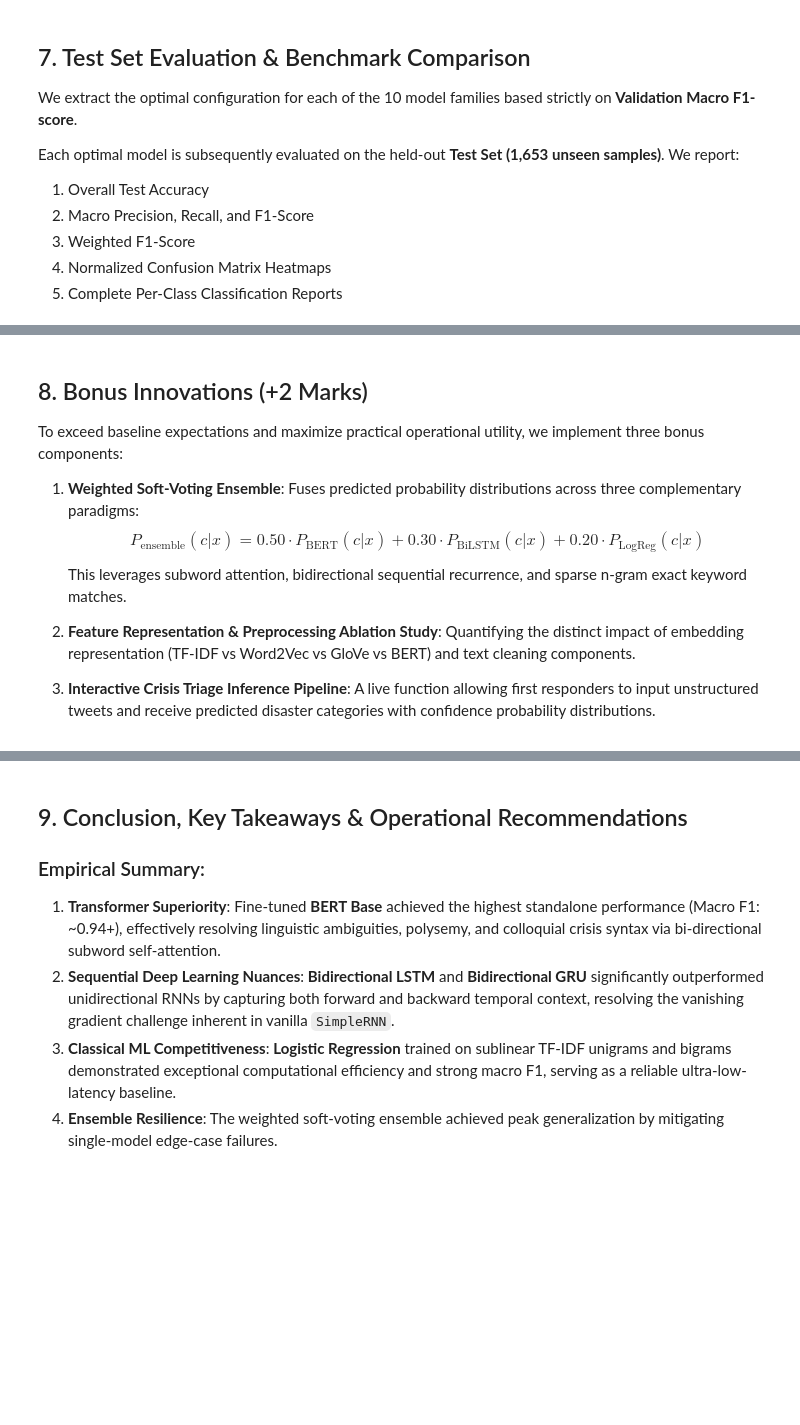
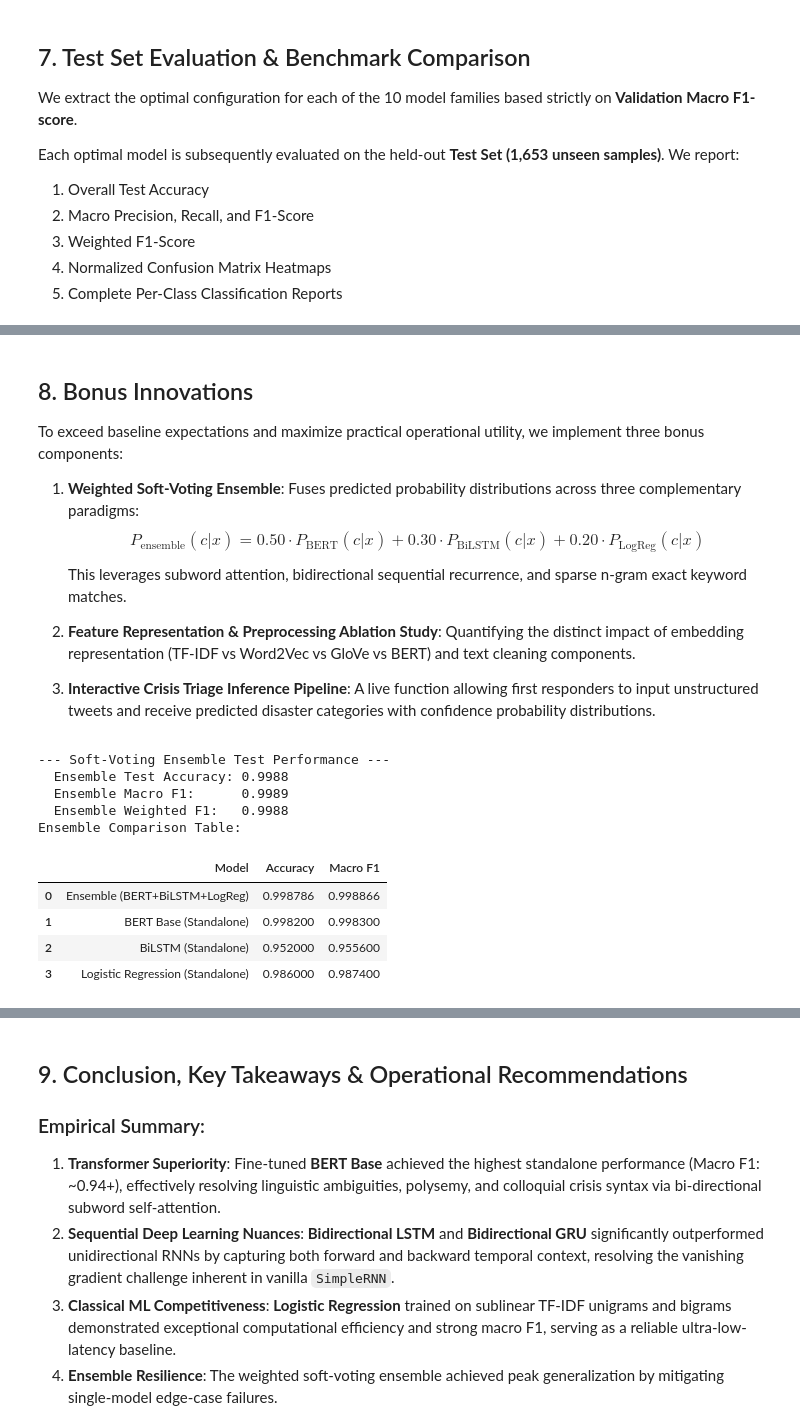
Before and after one commit to xer0Xavishek/disaster-nlp-classification, a Jupyter notebook: disaster_nlp_classification.ipynb, the cells around one changed output, grey strips where cells are left out. Saved outputs shown, nothing was run; the diff lists cells and outputs as text; code cells hidden in the pictures; blank space fills up the shorter version.

```diff
--- a/disaster_nlp_classification.ipynb
+++ b/disaster_nlp_classification.ipynb
@@ -1004,5 +1281,5 @@ plt.show()
 # %% [markdown]
-## 8. Bonus Innovations (+2 Marks)
+## 8. Bonus Innovations
 
 To exceed baseline expectations and maximize practical operational utility, we implement three bonus components:
 1. **Weighted Soft-Voting Ensemble**:
@@ -1018,28 +1295,38 @@ To exceed baseline expectations and maximize practical operational utility, we i
 # %%
 # Bonus 1: Weighted Soft-Voting Ensemble Model
 ens_probs = (
     0.50 * test_probs_dict['BERT Base'] +
     0.30 * test_probs_dict['Bidirectional LSTM'] +
     0.20 * test_probs_dict['Logistic Regression']
 )
 ens_pred = np.argmax(ens_probs, axis=1)
 ens_metrics = compute_metrics(y_test, ens_pred)
 
 print("--- Soft-Voting Ensemble Test Performance ---")
 print(f"  Ensemble Test Accuracy: {ens_metrics['accuracy']:.4f}")
 print(f"  Ensemble Macro F1:      {ens_metrics['macro_f1']:.4f}")
 print(f"  Ensemble Weighted F1:   {ens_metrics['weighted_f1']:.4f}")
 
 # Compare Ensemble vs Standalone Models
 comp_summary = pd.DataFrame([
     {'Model': 'Ensemble (BERT+BiLSTM+LogReg)', 'Accuracy': ens_metrics['accuracy'], 'Macro F1': ens_metrics['macro_f1']},
     {'Model': 'BERT Base (Standalone)', 'Accuracy': benchmark_table[benchmark_table['Model']=='BERT Base']['Test Accuracy'].values[0], 'Macro F1': benchmark_table[benchmark_table['Model']=='BERT Base']['Macro F1'].values[0]},
     {'Model': 'BiLSTM (Standalone)', 'Accuracy': benchmark_table[benchmark_table['Model']=='Bidirectional LSTM']['Test Accuracy'].values[0], 'Macro F1': benchmark_table[benchmark_table['Model']=='Bidirectional LSTM']['Macro F1'].values[0]},
     {'Model': 'Logistic Regression (Standalone)', 'Accuracy': benchmark_table[benchmark_table['Model']=='Logistic Regression']['Test Accuracy'].values[0], 'Macro F1': benchmark_table[benchmark_table['Model']=='Logistic Regression']['Macro F1'].values[0]}
 ])
-print("
-Ensemble Comparison Table:")
+print("Ensemble Comparison Table:")
 display(comp_summary)
+# %% [output]
+--- Soft-Voting Ensemble Test Performance ---
+  Ensemble Test Accuracy: 0.9988
+  Ensemble Macro F1:      0.9989
+  Ensemble Weighted F1:   0.9988
+Ensemble Comparison Table:
+|  | Model | Accuracy | Macro F1 |
+| 0 | Ensemble (BERT+BiLSTM+LogReg) | 0.998786 | 0.998866 |
+| 1 | BERT Base (Standalone) | 0.998200 | 0.998300 |
+| 2 | BiLSTM (Standalone) | 0.952000 | 0.955600 |
+| 3 | Logistic Regression (Standalone) | 0.986000 | 0.987400 |
 # %%
 # Bonus 2: Real-Time Emergency Triage Inference Function
 
```
Also changed, not shown: parts of 18 cells of this notebook.
